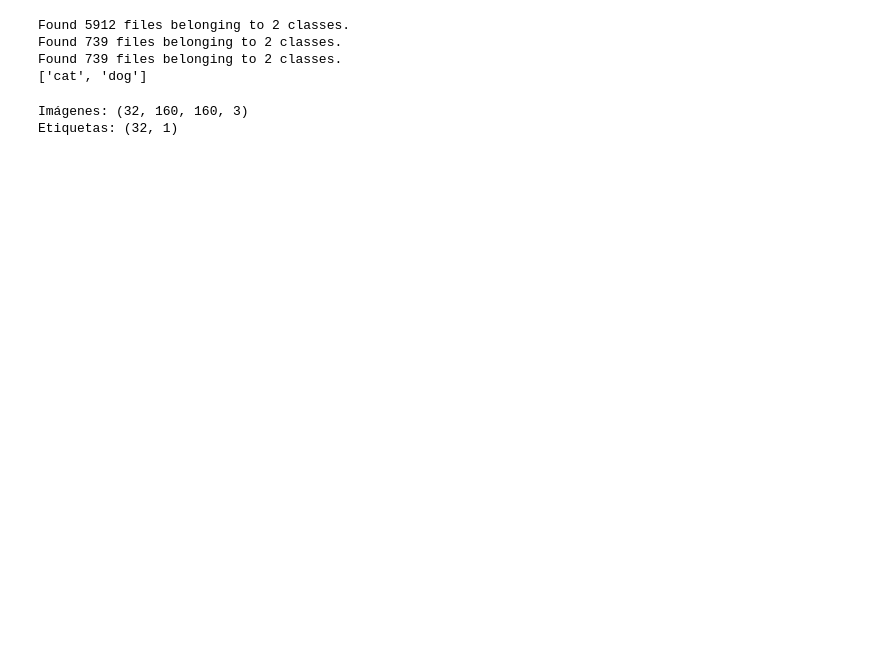
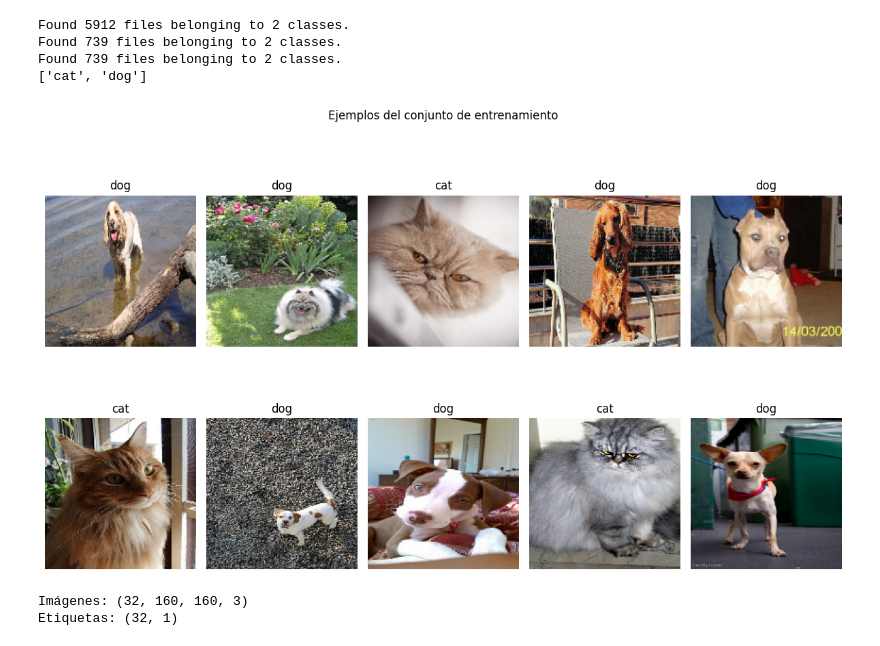
Before and after one commit to gerdoc-unir/M1-ACT-1, a Jupyter notebook: Actividad1_MODAM.ipynb, the cells around one changed output. Cells and saved outputs as stored; diff of their text form; code cells hidden in the pictures; blank space fills up the shorter version.

```diff
--- a/Actividad1_MODAM.ipynb
+++ b/Actividad1_MODAM.ipynb
@@ -154,6 +221,20 @@ Found 5912 files belonging to 2 classes.
 Found 739 files belonging to 2 classes.
 Found 739 files belonging to 2 classes.
 ['cat', 'dog']
+# %%
+plt.figure(figsize=(12, 8))
+for imagenes, etiquetas in train_ds.take(1):
+    for i in range(10):
+        ax = plt.subplot(2, 5, i + 1)
+        plt.imshow( imagenes[ i ].numpy( ).astype( "uint8" ) )
+        etiqueta = int( etiquetas[ i ].numpy( )[ 0 ])
+        plt.title( train_ds.class_names[ etiqueta ] )
+        plt.axis("off")
+plt.suptitle("Ejemplos del conjunto de entrenamiento")
+plt.tight_layout( )
+plt.show( )
+# %% [output]
+[figure, added]
 # %%
 #Verificamos el tamaño de las imágenes
 for imagenes, etiquetas in train_ds.take( 1 ):
```
Also changed, not shown: parts of 9 cells of this notebook.
